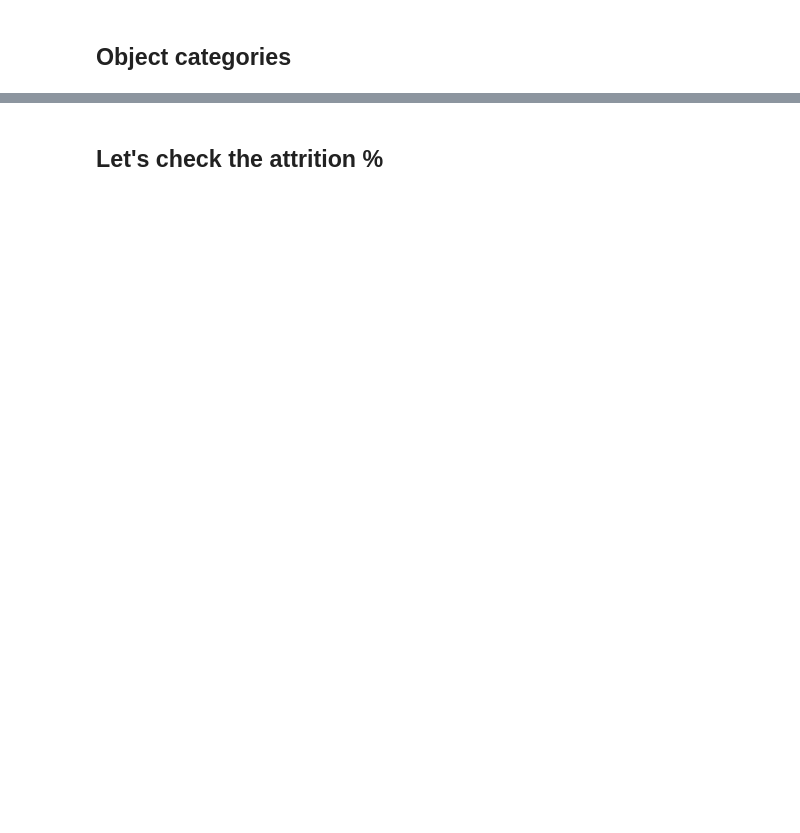
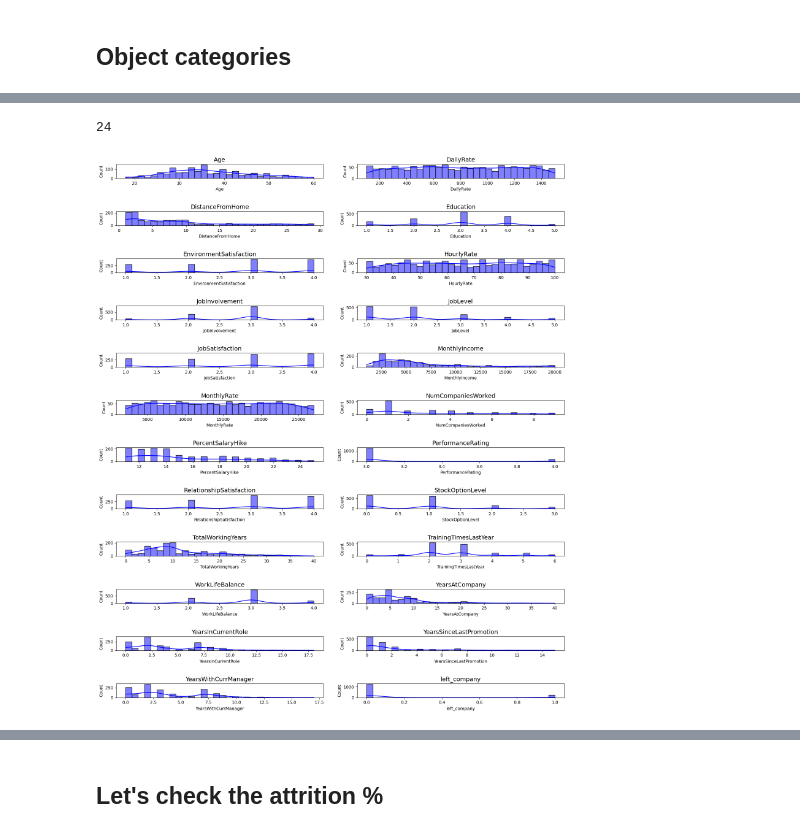
Before and after one commit to Ivansantamariaknx/portfolio, a Jupyter notebook: Human resources Analysis/Data analysis.ipynb, the cells around one changed output, grey strips where cells are left out. Cells and saved outputs as stored; diff of their text form; code cells hidden in the pictures; blank space fills up the shorter version.

```diff
--- a/Human resources Analysis/Data analysis.ipynb
+++ b/Human resources Analysis/Data analysis.ipynb
@@ -95,0 +119,3 @@ NameError: name 'Over18' is not defined
+# %%
+numerical_col=datahr.select_dtypes(include=np.number)
+numerical_col.head(3)
@@ -95,0 +129,22 @@ NameError: name 'Over18' is not defined
+# %%
+len(numerical_col.columns)
+# %% [output]
+24
+# %%
+r = 13
+c = 2
+it = 1
+
+plt.figure(figsize=(16, 20))
+for i in numerical_col[:10]:
+    if it > r * c:
+        break
+    plt.subplot(r, c, it)
+    sns.histplot(datahr[i], kde=True, bins=30, color="blue")
+    plt.title(i, fontsize=14)
+    it += 1
+
+plt.tight_layout(pad=3.0)
+plt.show()
+# %% [output]
+[figure, added]
```
Also changed, not shown: parts of 30 cells of this notebook, 7 other files.
